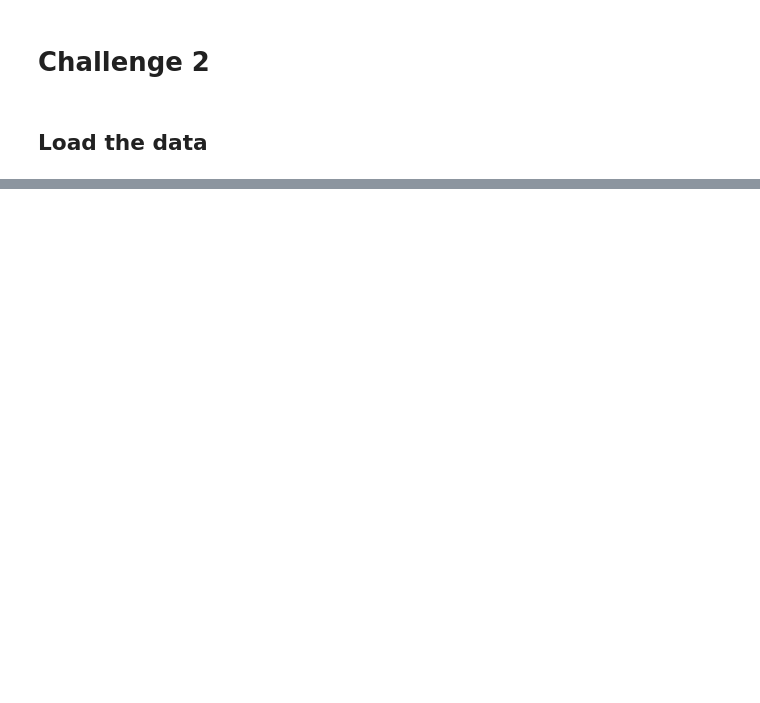
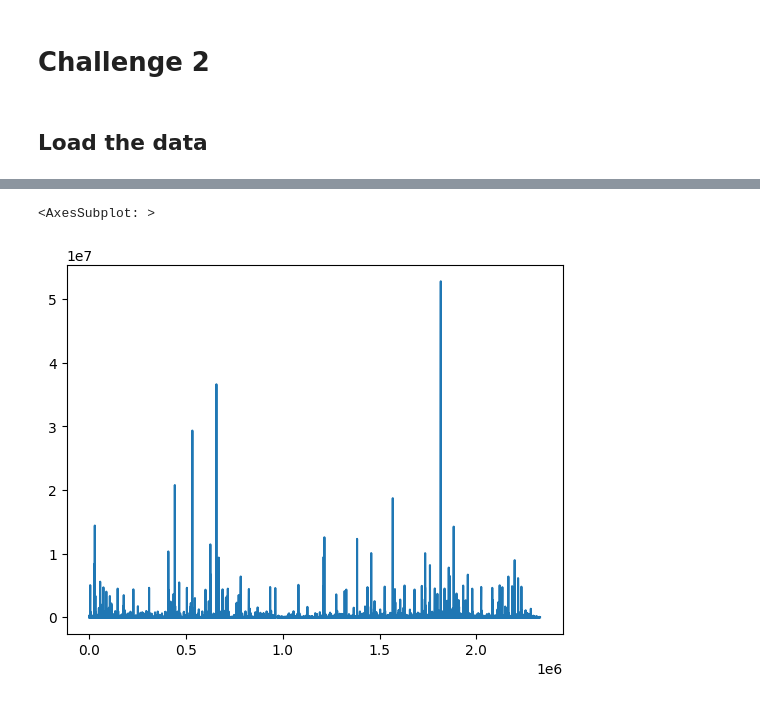
Before and after one commit to MaviVestini/DataCenters, a Jupyter notebook: Challenge2.ipynb, the cells around one changed output, grey strips where cells are left out. Saved outputs shown, nothing was run; the diff lists cells and outputs as text; code cells hidden in the pictures; blank space fills up the shorter version.

```diff
--- a/Challenge2.ipynb
+++ b/Challenge2.ipynb
@@ -25,0 +48,5 @@ display(data)
+# %%
+data['CPU'].plot()
+# %% [output]
+<AxesSubplot: >
+[figure, added]
```
Also changed, not shown: parts of 14 cells of this notebook.
